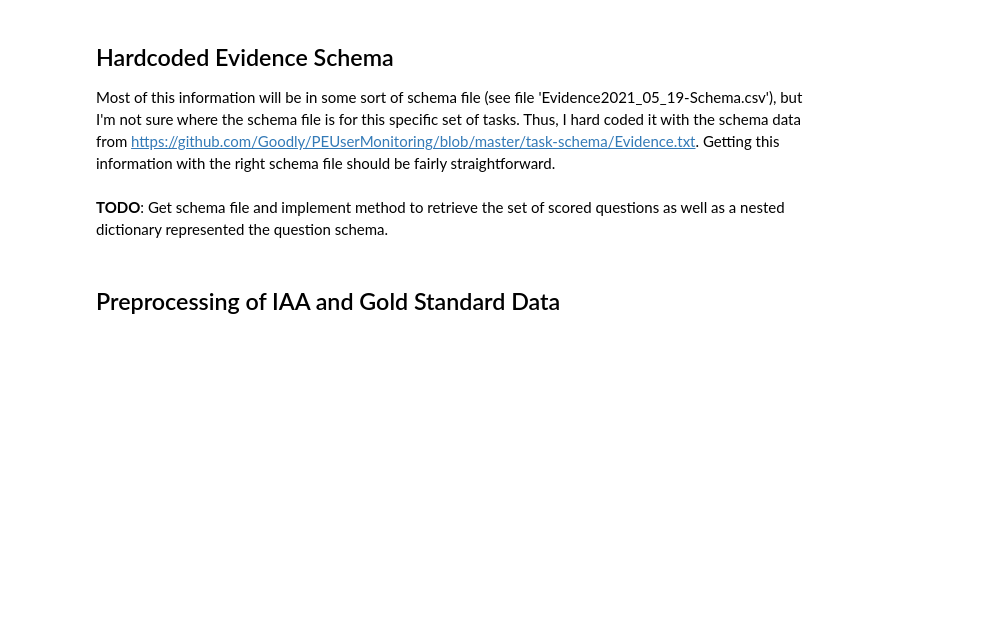
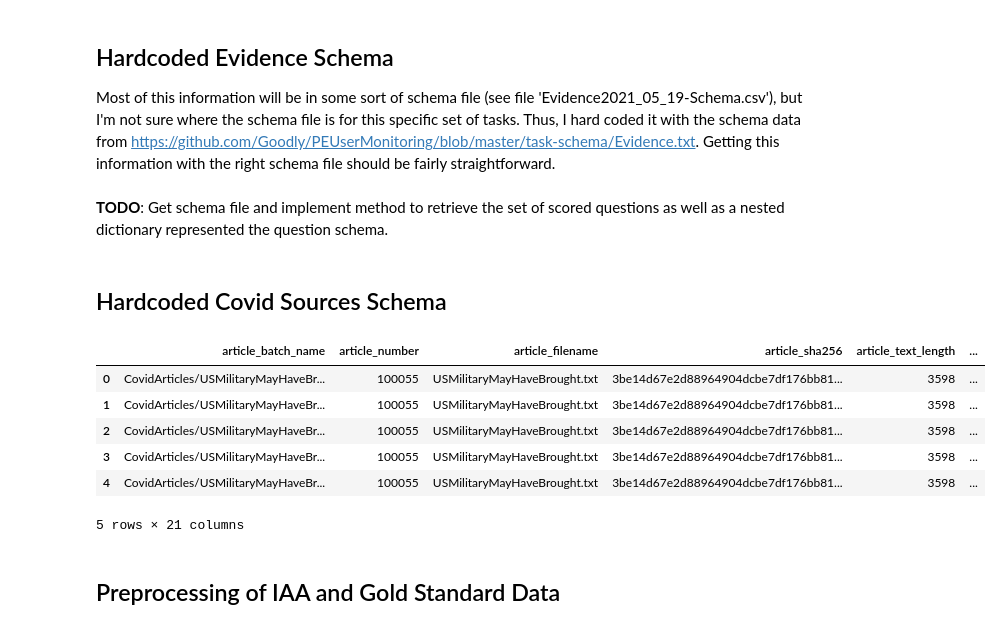
Before and after one commit to ethanpang5/user-monitoring, a Jupyter notebook: ucs-update-algorithm/pipeline.ipynb, the cells around one changed output. Cells and saved outputs as stored; diff of their text form; code cells hidden in the pictures; blank space fills up the shorter version.

Commit message:
add hardcoded schema for covid sources iaa

```diff
--- a/ucs-update-algorithm/pipeline.ipynb
+++ b/ucs-update-algorithm/pipeline.ipynb
@@ -329,3 +329,5 @@ question_schema = {1:{'type':'select_one_nominal', 'num_choices':3},
            12:{'type':'select_one_ordinal', 'num_choices':4},
            13:{'type':'select_one_ordinal', 'num_choices':10},
            14:{'type':'select_one_ordinal', 'num_choices':10}}
+# %% [markdown]
+## Hardcoded Covid Sources Schema
@@ -332,3 +346,15 @@ question_schema = {1:{'type':'select_one_nominal', 'num_choices':3},
+# %%
+iaa_covid_reasoning = load_data('./evidence_eric/Covid_Reasoningv1.IAA-2022-04-01T1942-Tags.csv.gz')
+# %%
+iaa_covid_reasoning.head()
+# %% [output]
+|  | article_batch_name | article_number | article_filename | article_sha256 | article_text_length | ... |
+| 0 | CovidArticles/USMilitaryMayHaveBr... | 100055 | USMilitaryMayHaveBrought.txt | 3be14d67e2d88964904dcbe7df176bb81... | 3598 | ... |
+| 1 | CovidArticles/USMilitaryMayHaveBr... | 100055 | USMilitaryMayHaveBrought.txt | 3be14d67e2d88964904dcbe7df176bb81... | 3598 | ... |
+| 2 | CovidArticles/USMilitaryMayHaveBr... | 100055 | USMilitaryMayHaveBrought.txt | 3be14d67e2d88964904dcbe7df176bb81... | 3598 | ... |
+| 3 | CovidArticles/USMilitaryMayHaveBr... | 100055 | USMilitaryMayHaveBrought.txt | 3be14d67e2d88964904dcbe7df176bb81... | 3598 | ... |
+| 4 | CovidArticles/USMilitaryMayHaveBr... | 100055 | USMilitaryMayHaveBrought.txt | 3be14d67e2d88964904dcbe7df176bb81... | 3598 | ... |
+5 rows × 21 columns
 # %% [markdown]
 ## Preprocessing of IAA and Gold Standard Data
 # %%
```
Also changed, not shown: parts of 17 cells of this notebook, 4 other files.
